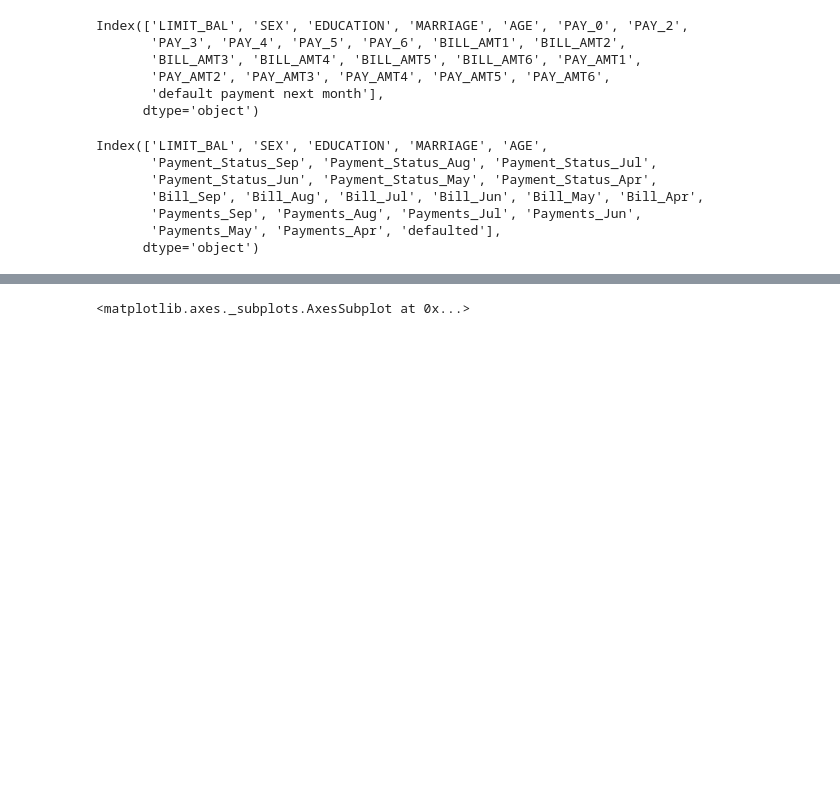
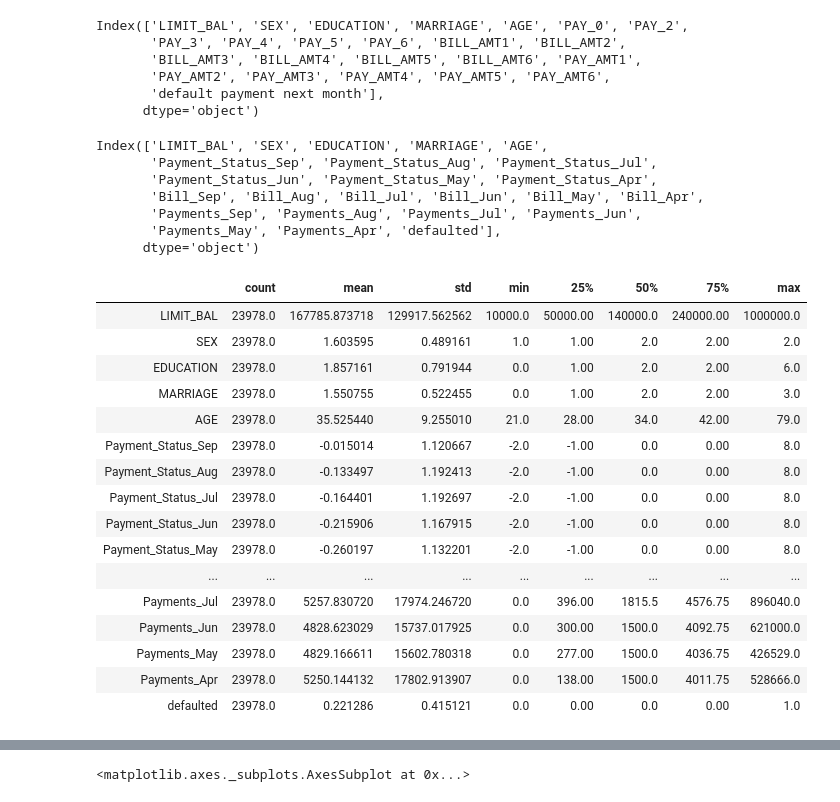
Before and after one commit to jmcneilkeller/Taiwanese_Credit_Card_Defaul, a Jupyter notebook: Taiwan_Repaired.ipynb, the cells around one changed output, grey strips where cells are left out. Saved outputs shown, nothing was run; the diff lists cells and outputs as text; code cells hidden in the pictures; blank space fills up the shorter version.

```diff
--- a/Taiwan_Repaired.ipynb
+++ b/Taiwan_Repaired.ipynb
@@ -323,3 +311,23 @@ Index(['LIMIT_BAL', 'SEX', 'EDUCATION', 'MARRIAGE', 'AGE',
        'Payments_Sep', 'Payments_Aug', 'Payments_Jul', 'Payments_Jun',
        'Payments_May', 'Payments_Apr', 'defaulted'],
       dtype='object')
+# %%
+df.describe().T
+# %% [output]
+|  | count | mean | std | min | 25% | 50% | 75% | max |
+| LIMIT_BAL | 23978.0 | 167785.873718 | 129917.562562 | 10000.0 | 50000.00 | 140000.0 | 240000.00 | 1000000.0 |
+| SEX | 23978.0 | 1.603595 | 0.489161 | 1.0 | 1.00 | 2.0 | 2.00 | 2.0 |
+| EDUCATION | 23978.0 | 1.857161 | 0.791944 | 0.0 | 1.00 | 2.0 | 2.00 | 6.0 |
+| MARRIAGE | 23978.0 | 1.550755 | 0.522455 | 0.0 | 1.00 | 2.0 | 2.00 | 3.0 |
+| AGE | 23978.0 | 35.525440 | 9.255010 | 21.0 | 28.00 | 34.0 | 42.00 | 79.0 |
+| Payment_Status_Sep | 23978.0 | -0.015014 | 1.120667 | -2.0 | -1.00 | 0.0 | 0.00 | 8.0 |
+| Payment_Status_Aug | 23978.0 | -0.133497 | 1.192413 | -2.0 | -1.00 | 0.0 | 0.00 | 8.0 |
+| Payment_Status_Jul | 23978.0 | -0.164401 | 1.192697 | -2.0 | -1.00 | 0.0 | 0.00 | 8.0 |
+| Payment_Status_Jun | 23978.0 | -0.215906 | 1.167915 | -2.0 | -1.00 | 0.0 | 0.00 | 8.0 |
+| Payment_Status_May | 23978.0 | -0.260197 | 1.132201 | -2.0 | -1.00 | 0.0 | 0.00 | 8.0 |
+| ... | ... | ... | ... | ... | ... | ... | ... | ... |
+| Payments_Jul | 23978.0 | 5257.830720 | 17974.246720 | 0.0 | 396.00 | 1815.5 | 4576.75 | 896040.0 |
+| Payments_Jun | 23978.0 | 4828.623029 | 15737.017925 | 0.0 | 300.00 | 1500.0 | 4092.75 | 621000.0 |
+| Payments_May | 23978.0 | 4829.166611 | 15602.780318 | 0.0 | 277.00 | 1500.0 | 4036.75 | 426529.0 |
+| Payments_Apr | 23978.0 | 5250.144132 | 17802.913907 | 0.0 | 138.00 | 1500.0 | 4011.75 | 528666.0 |
+| defaulted | 23978.0 | 0.221286 | 0.415121 | 0.0 | 0.00 | 0.0 | 0.00 | 1.0 |
```
Also changed, not shown: parts of 5 cells of this notebook.
